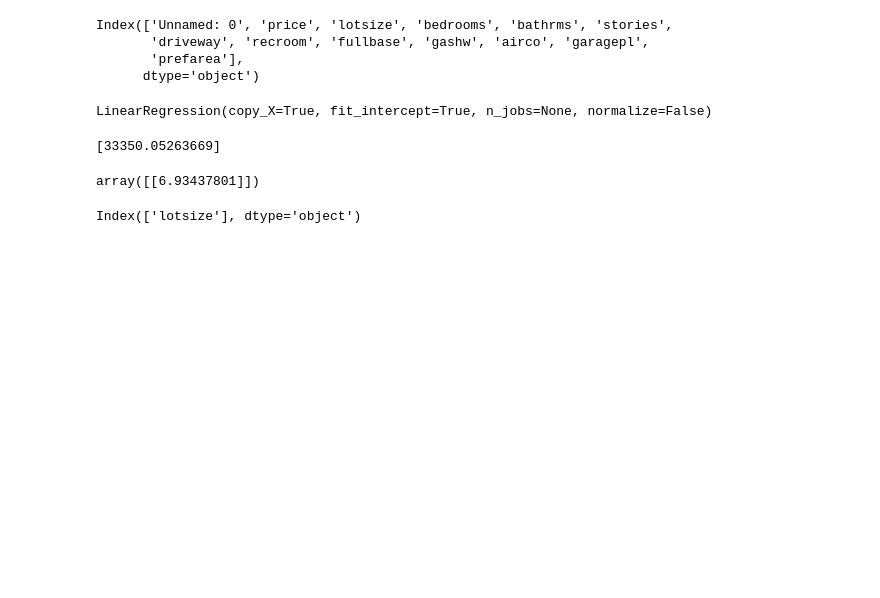
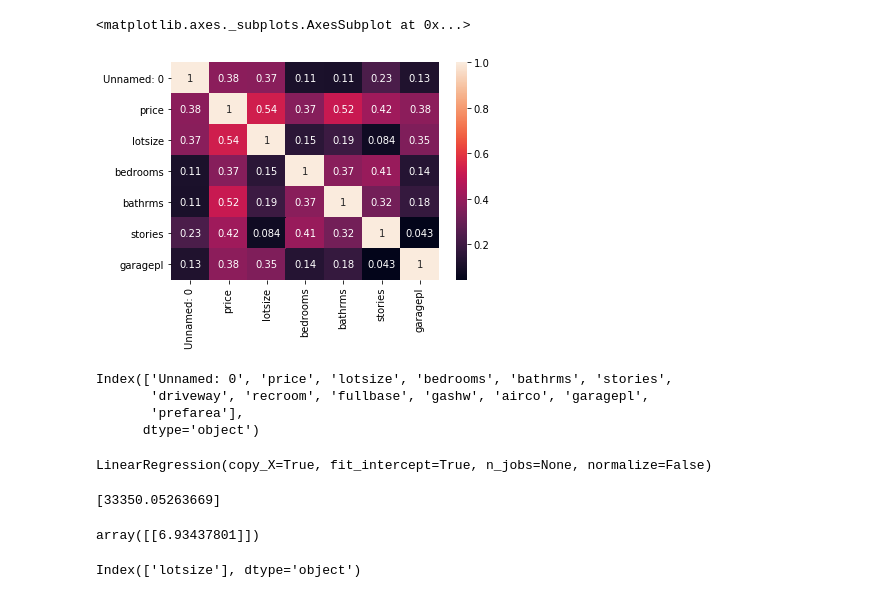
Before and after one commit to AayushBangroo/SC, a Jupyter notebook: SC.ipynb, the cells around one changed output. Cells and saved outputs as stored; diff of their text form; code cells hidden in the pictures; blank space fills up the shorter version.

```diff
--- a/SC.ipynb
+++ b/SC.ipynb
@@ -8,3 +15,12 @@ df = pd.read_csv('/home/aayushbangroo/Downloads/Housing.csv')
+# %%
+sns.heatmap(df.corr(),annot = True
+           )
+
+#this corr map is used to find the correlation between the attributes and the pricing so as to
+#get an idea about the relationship between them.
+# %% [output]
+<matplotlib.axes._subplots.AxesSubplot at 0x...>
+[figure, added]
 # %%
 df.columns
 # %% [output]
```
Also changed, not shown: parts of 4 cells of this notebook.
